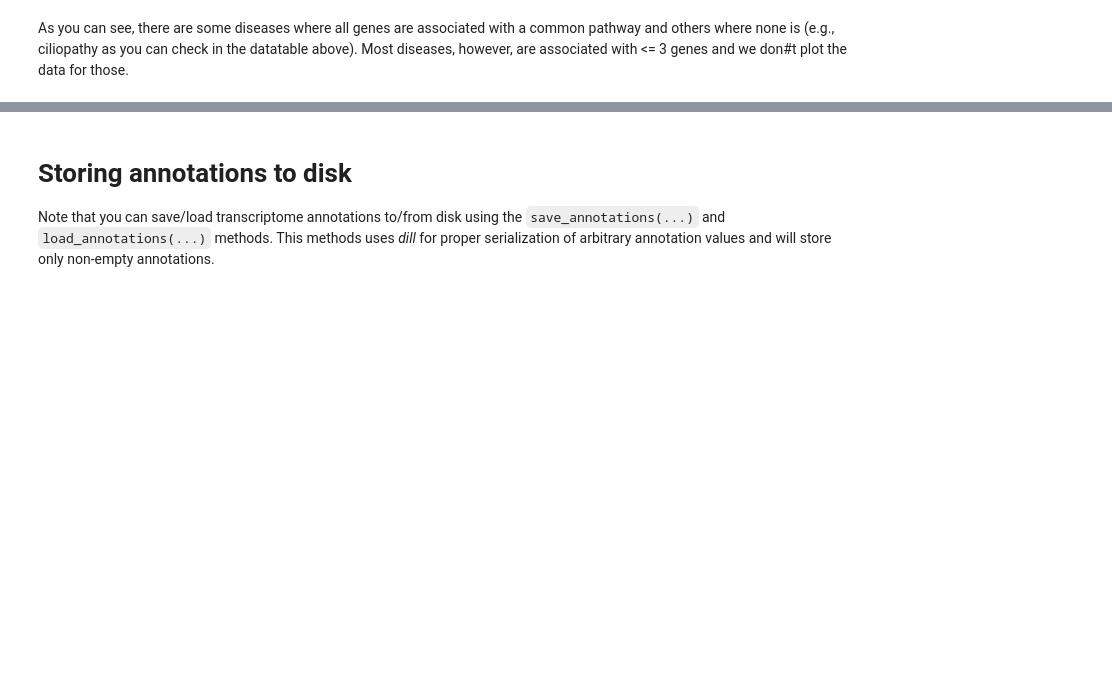
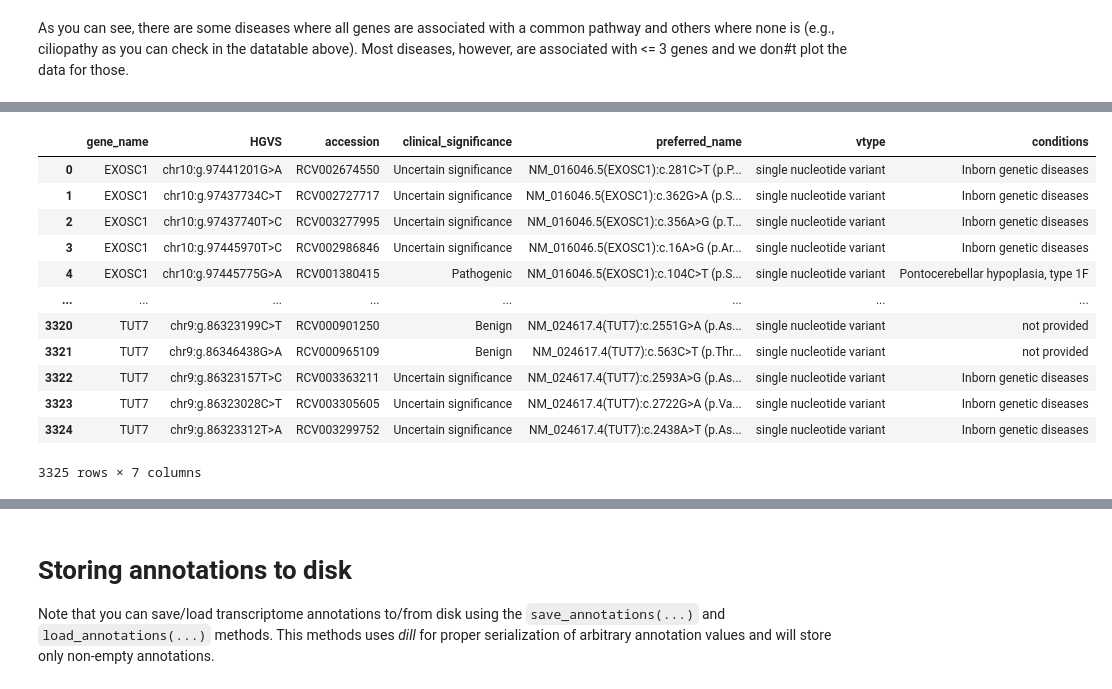
Before and after one commit to popitsch/rnalib, a Jupyter notebook: notebooks/Tutorial_transcriptome_annotation.ipynb, the cells around one changed output, grey strips where cells are left out. Cells and saved outputs as stored; diff of their text form; code cells hidden in the pictures; blank space fills up the shorter version.

```diff
--- a/notebooks/Tutorial_transcriptome_annotation.ipynb
+++ b/notebooks/Tutorial_transcriptome_annotation.ipynb
@@ -439,0 +486,29 @@ the datatable above). Most diseases, however, are associated with <= 3 genes and
+# %%
+tab=list()
+for gn in clinvar_vars:
+    for v in clinvar_vars[gn]:
+        rcvs=rna.to_list(clinvar_vars[gn][v]['clinvar']['rcv'])
+        vtype=clinvar_vars[gn][v]['clinvar']['type']
+        for rcv in rcvs:
+            cond=[c['name'] for c in rna.to_list(rcv['conditions'])]
+            cond='; '.join(cond)
+            status = rcv['review_status']
+            tab.append( (gn, v, rcv['accession'], rcv['clinical_significance'],
+                         rcv['preferred_name'], vtype, #status,
+                         cond ) )
+tab = pd.DataFrame.from_records(tab, columns=['gene_name', 'HGVS', 'accession', 'clinical_significance', 'preferred_name', 'vtype', 'conditions'])
+tab
+# %% [output]
+|  | gene_name | HGVS | accession | clinical_significance | preferred_name | vtype | conditions |
+| 0 | EXOSC1 | chr10:g.97441201G>A | RCV002674550 | Uncertain significance | NM_016046.5(EXOSC1):c.281C>T (p.P... | single nucleotide variant | Inborn genetic diseases |
+| 1 | EXOSC1 | chr10:g.97437734C>T | RCV002727717 | Uncertain significance | NM_016046.5(EXOSC1):c.362G>A (p.S... | single nucleotide variant | Inborn genetic diseases |
+| 2 | EXOSC1 | chr10:g.97437740T>C | RCV003277995 | Uncertain significance | NM_016046.5(EXOSC1):c.356A>G (p.T... | single nucleotide variant | Inborn genetic diseases |
+| 3 | EXOSC1 | chr10:g.97445970T>C | RCV002986846 | Uncertain significance | NM_016046.5(EXOSC1):c.16A>G (p.Ar... | single nucleotide variant | Inborn genetic diseases |
+| 4 | EXOSC1 | chr10:g.97445775G>A | RCV001380415 | Pathogenic | NM_016046.5(EXOSC1):c.104C>T (p.S... | single nucleotide variant | Pontocerebellar hypoplasia, type 1F |
+| ... | ... | ... | ... | ... | ... | ... | ... |
+| 3320 | TUT7 | chr9:g.86323199C>T | RCV000901250 | Benign | NM_024617.4(TUT7):c.2551G>A (p.As... | single nucleotide variant | not provided |
+| 3321 | TUT7 | chr9:g.86346438G>A | RCV000965109 | Benign | NM_024617.4(TUT7):c.563C>T (p.Thr... | single nucleotide variant | not provided |
+| 3322 | TUT7 | chr9:g.86323157T>C | RCV003363211 | Uncertain significance | NM_024617.4(TUT7):c.2593A>G (p.As... | single nucleotide variant | Inborn genetic diseases |
+| 3323 | TUT7 | chr9:g.86323028C>T | RCV003305605 | Uncertain significance | NM_024617.4(TUT7):c.2722G>A (p.Va... | single nucleotide variant | Inborn genetic diseases |
+| 3324 | TUT7 | chr9:g.86323312T>A | RCV003299752 | Uncertain significance | NM_024617.4(TUT7):c.2438A>T (p.As... | single nucleotide variant | Inborn genetic diseases |
+3325 rows × 7 columns
```
Also changed, not shown: parts of 8 cells of this notebook, 2 other files.
